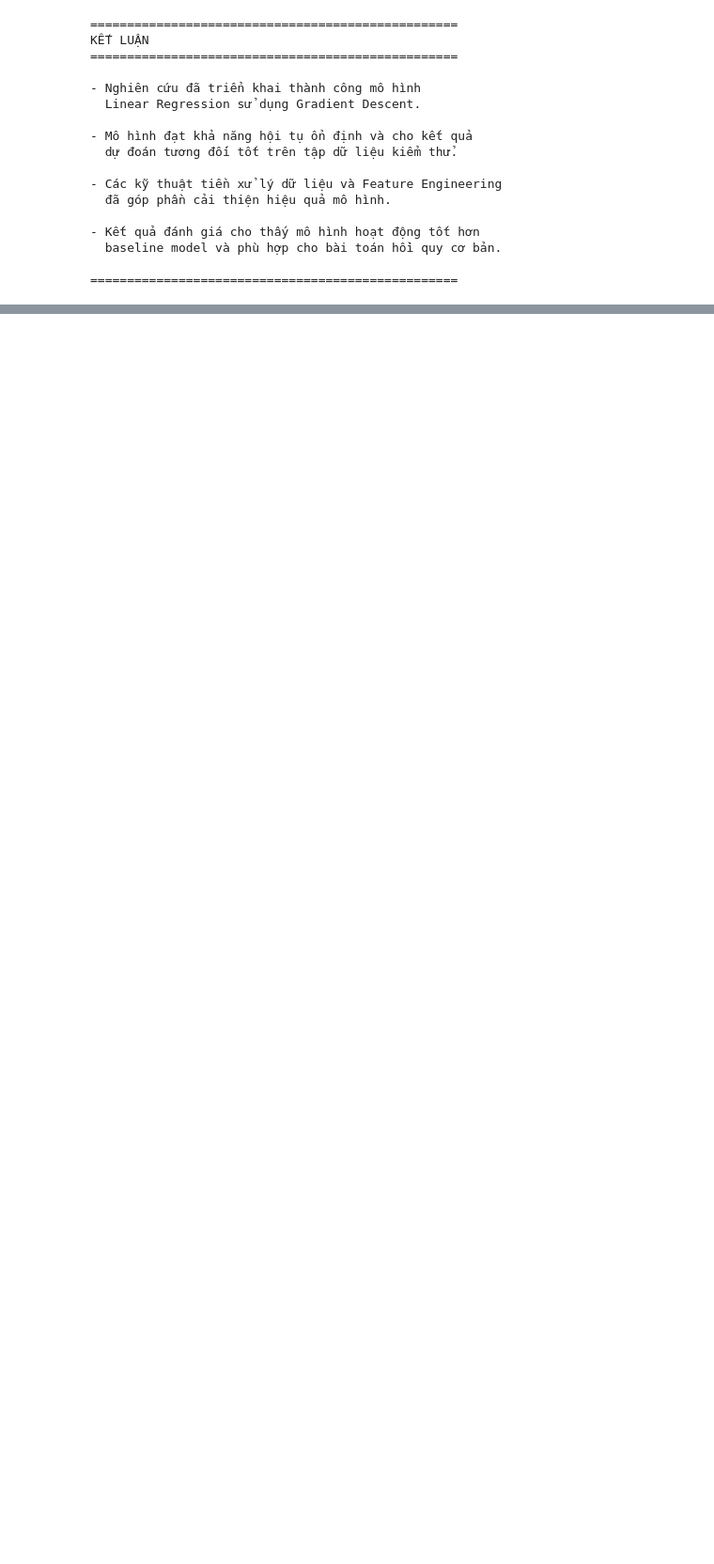
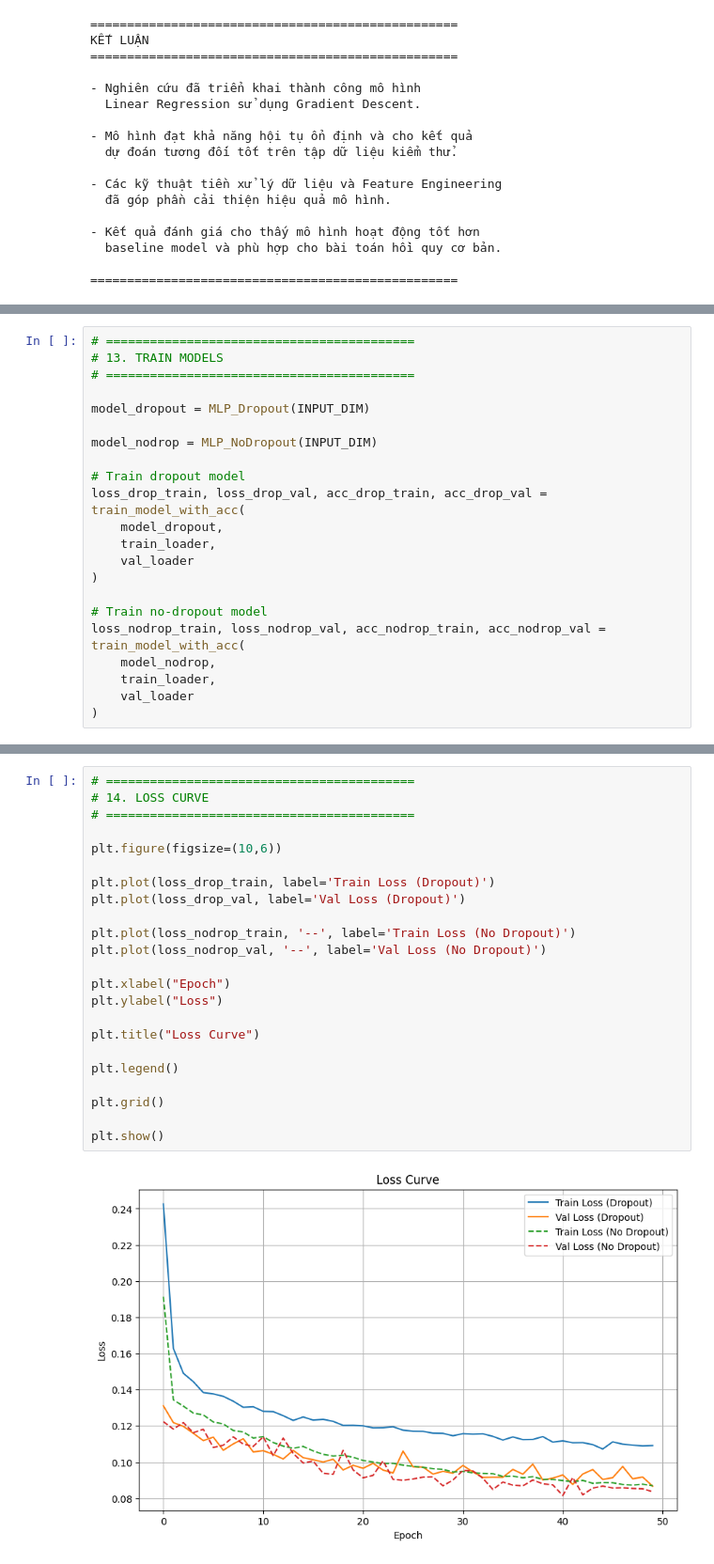
Before and after one commit to hoangchaulanbao/HocmayNC, a Jupyter notebook: LN_MLP_v1.ipynb, the cells around one changed output, grey strips where cells are left out. Shown at 94% size. Cells and saved outputs as stored; diff of their text form; blank space fills up the shorter version.

```diff
--- a/LN_MLP_v1.ipynb
+++ b/LN_MLP_v1.ipynb
@@ -1788,0 +2303,22 @@ KẾT LUẬN
+# %%
+# ==========================================
+# 13. TRAIN MODELS
+# ==========================================
+
+model_dropout = MLP_Dropout(INPUT_DIM)
+
+model_nodrop = MLP_NoDropout(INPUT_DIM)
+
+# Train dropout model
+loss_drop_train, loss_drop_val, acc_drop_train, acc_drop_val = train_model_with_acc(
+    model_dropout,
+    train_loader,
+    val_loader
+)
+
+# Train no-dropout model
+loss_nodrop_train, loss_nodrop_val, acc_nodrop_train, acc_nodrop_val = train_model_with_acc(
+    model_nodrop,
+    train_loader,
+    val_loader
+)
@@ -1788,0 +2345,25 @@ KẾT LUẬN
+# %%
+# ==========================================
+# 14. LOSS CURVE
+# ==========================================
+
+plt.figure(figsize=(10,6))
+
+plt.plot(loss_drop_train, label='Train Loss (Dropout)')
+plt.plot(loss_drop_val, label='Val Loss (Dropout)')
+
+plt.plot(loss_nodrop_train, '--', label='Train Loss (No Dropout)')
+plt.plot(loss_nodrop_val, '--', label='Val Loss (No Dropout)')
+
+plt.xlabel("Epoch")
+plt.ylabel("Loss")
+
+plt.title("Loss Curve")
+
+plt.legend()
+
+plt.grid()
+
+plt.show()
+# %% [output]
+[figure, added]
```
Also changed, not shown: parts of 58 cells of this notebook.
